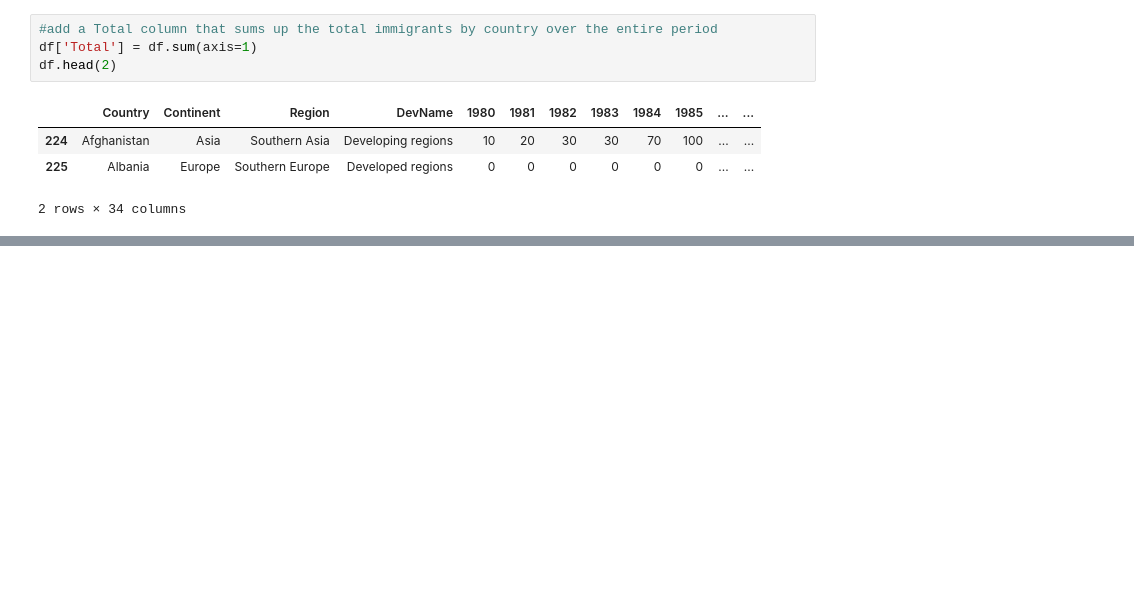
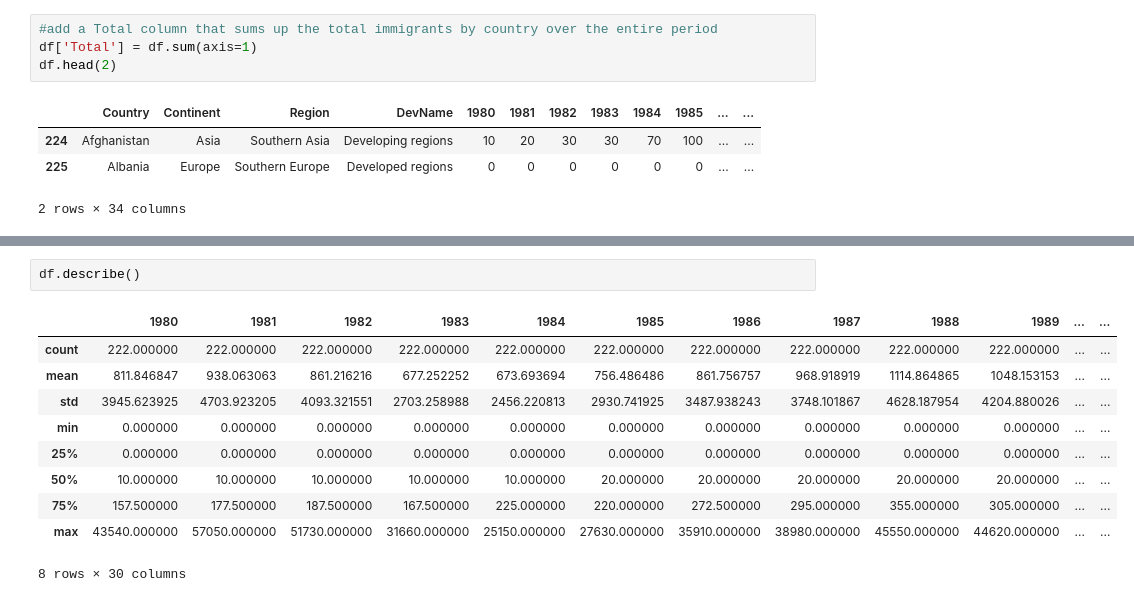
Before and after one commit to AmmaraRazzaq/dataVisualization_with_Python, a Jupyter notebook: Australia_Immigration.ipynb, the cells around one changed output, grey strips where cells are left out. Cells and saved outputs as stored; diff of their text form; blank space fills up the shorter version.

```diff
--- a/Australia_Immigration.ipynb
+++ b/Australia_Immigration.ipynb
@@ -137,0 +139,13 @@ dtype: int64
+# %%
+df.describe()
+# %% [output]
+|  | 1980 | 1981 | 1982 | 1983 | 1984 | 1985 | 1986 | 1987 | 1988 | 1989 | ... | ... |
+| count | 222.000000 | 222.000000 | 222.000000 | 222.000000 | 222.000000 | 222.000000 | 222.000000 | 222.000000 | 222.000000 | 222.000000 | ... | ... |
+| mean | 811.846847 | 938.063063 | 861.216216 | 677.252252 | 673.693694 | 756.486486 | 861.756757 | 968.918919 | 1114.864865 | 1048.153153 | ... | ... |
+| std | 3945.623925 | 4703.923205 | 4093.321551 | 2703.258988 | 2456.220813 | 2930.741925 | 3487.938243 | 3748.101867 | 4628.187954 | 4204.880026 | ... | ... |
+| min | 0.000000 | 0.000000 | 0.000000 | 0.000000 | 0.000000 | 0.000000 | 0.000000 | 0.000000 | 0.000000 | 0.000000 | ... | ... |
+| 25% | 0.000000 | 0.000000 | 0.000000 | 0.000000 | 0.000000 | 0.000000 | 0.000000 | 0.000000 | 0.000000 | 0.000000 | ... | ... |
+| 50% | 10.000000 | 10.000000 | 10.000000 | 10.000000 | 10.000000 | 20.000000 | 20.000000 | 20.000000 | 20.000000 | 20.000000 | ... | ... |
+| 75% | 157.500000 | 177.500000 | 187.500000 | 167.500000 | 225.000000 | 220.000000 | 272.500000 | 295.000000 | 355.000000 | 305.000000 | ... | ... |
+| max | 43540.000000 | 57050.000000 | 51730.000000 | 31660.000000 | 25150.000000 | 27630.000000 | 35910.000000 | 38980.000000 | 45550.000000 | 44620.000000 | ... | ... |
+8 rows × 30 columns
```
Also changed, not shown: parts of 5 cells of this notebook.
